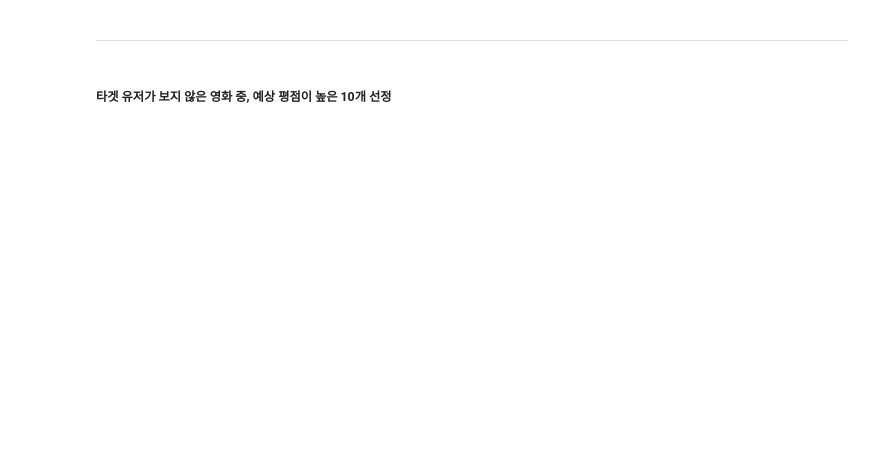
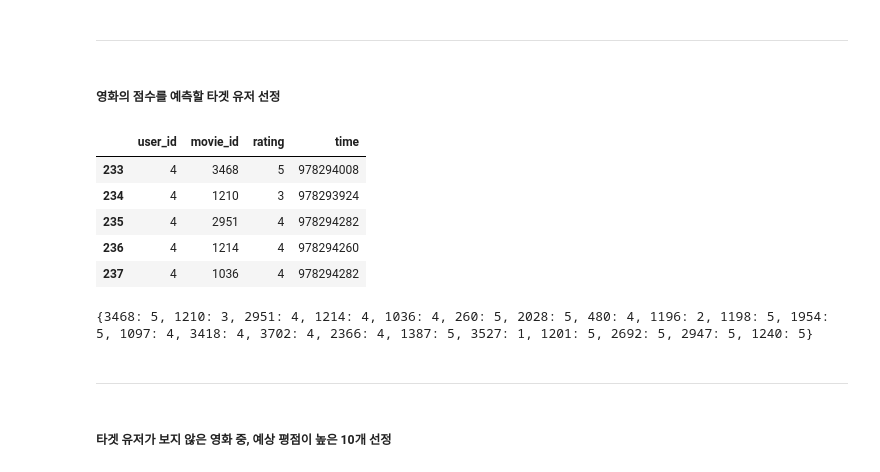
Before and after one commit to yoonkt200/python-data-analysis, a Jupyter notebook: chapter3/03-movie-rating-prediction.ipynb, the cells around one changed output. Drawn from its saved outputs; the diff is of its cells as text; code cells hidden in the pictures; blank space fills up the shorter version.

```diff
--- a/chapter3/03-movie-rating-prediction.ipynb
+++ b/chapter3/03-movie-rating-prediction.ipynb
@@ -549,5 +522,32 @@ training time of model: 88.64 seconds
 # %% [markdown]
 -----
+# %% [markdown]
+##### 영화의 점수를 예측할 타겟 유저 선정
+# %%
+# user_id가 4인 유저의 영화 평가 데이터
+target_user_id = 4
+target_user_data = rating_data[rating_data['user_id']==target_user_id]
+target_user_data.head(5)
+# %% [output]
+|  | user_id | movie_id | rating | time |
+| 233 | 4 | 3468 | 5 | 978294008 |
+| 234 | 4 | 1210 | 3 | 978293924 |
+| 235 | 4 | 2951 | 4 | 978294282 |
+| 236 | 4 | 1214 | 4 | 978294260 |
+| 237 | 4 | 1036 | 4 | 978294282 |
+# %%
+# 유저가 평가한 영화 히스토리
+target_user_movie_rating_dict = {}
+
+for index, row in target_user_data.iterrows():
+    movie_id = row['movie_id']
+    target_user_movie_rating_dict[movie_id] = row['rating']
+
+print(target_user_movie_rating_dict)
+# %% [output]
+{3468: 5, 1210: 3, 2951: 4, 1214: 4, 1036: 4, 260: 5, 2028: 5, 480: 4, 1196: 2, 1198: 5, 1954: 5, 1097: 4, 3418: 4, 3702: 4, 2366: 4, 1387: 5, 3527: 1, 1201: 5, 2692: 5, 2947: 5, 1240: 5}
+# %% [markdown]
+-----
 # %% [markdown]
 ##### 타겟 유저가 보지 않은 영화 중, 예상 평점이 높은 10개 선정
 # %%
```
Also changed, not shown: parts of 43 cells of this notebook.
